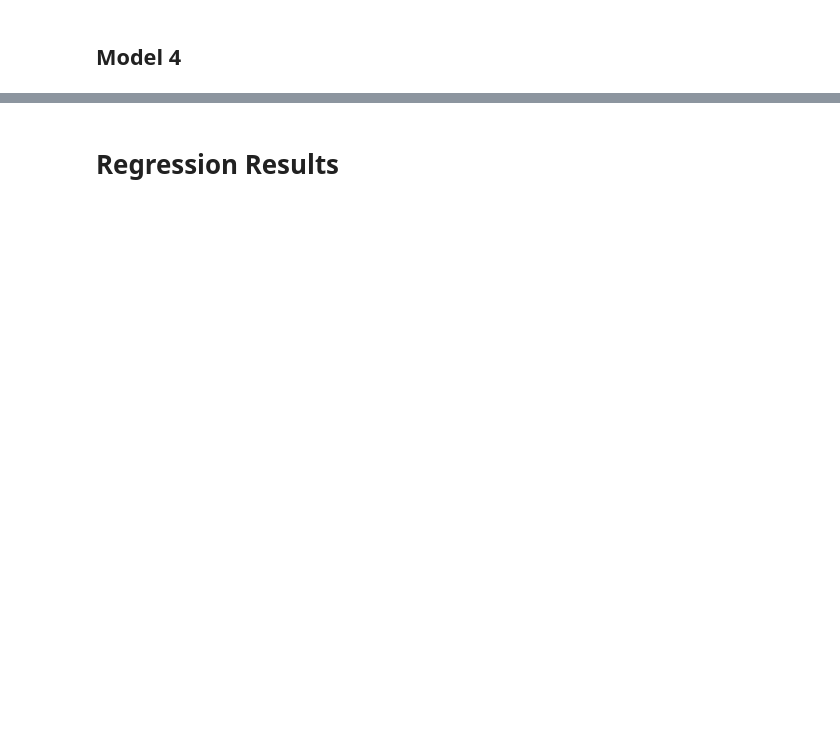
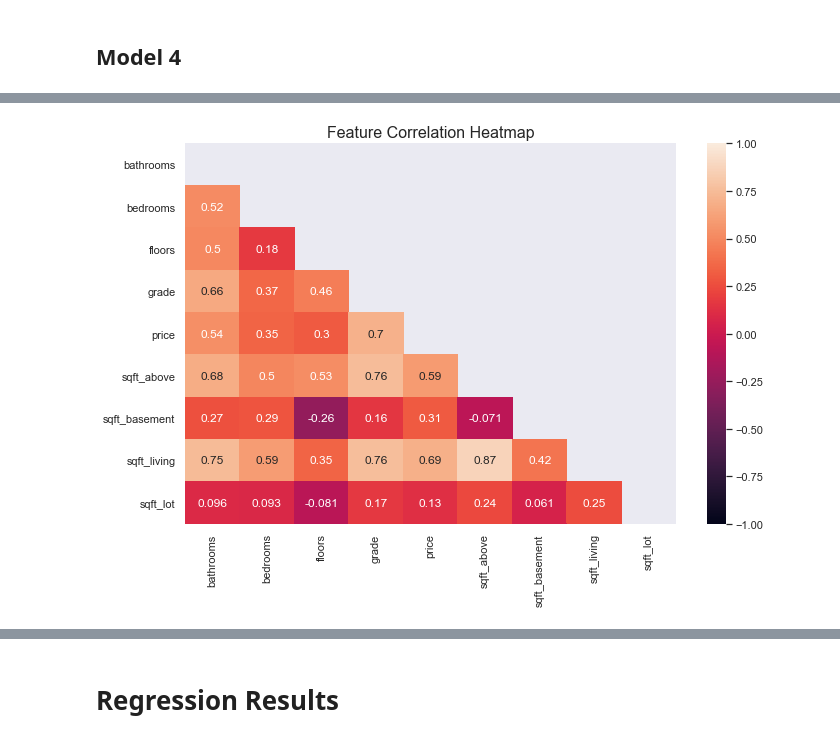
Before and after one commit to MossyJossy/Phase-2-Project, a Jupyter notebook: King County Housing Analysis.ipynb, the cells around one changed output, grey strips where cells are left out. Cells and saved outputs as stored; diff of their text form; code cells hidden in the pictures; blank space fills up the shorter version.

```diff
--- a/King County Housing Analysis.ipynb
+++ b/King County Housing Analysis.ipynb
@@ -123,0 +154,4 @@ display.Image('Data Exploration/Images/Norm_qqplot.png')
+# %%
+display.Image('Images/Feature_corr.png')
+# %% [output]
+[figure, added]
```
Also changed, not shown: parts of 35 cells of this notebook, 28 other files.
